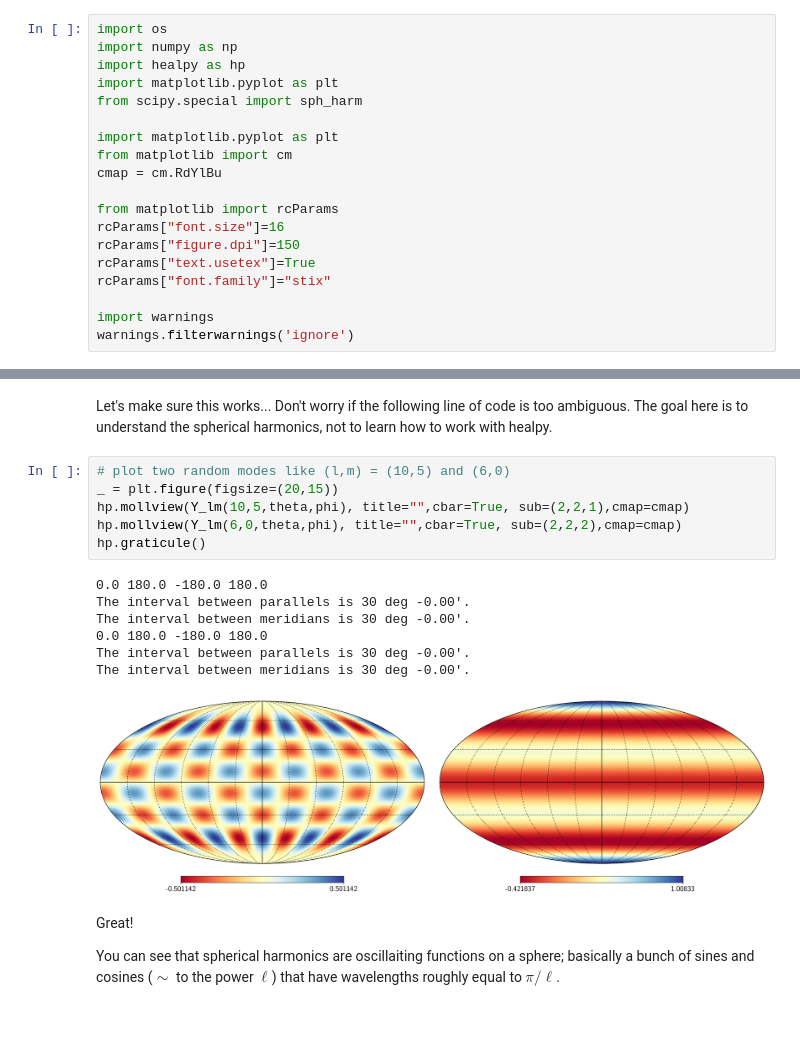
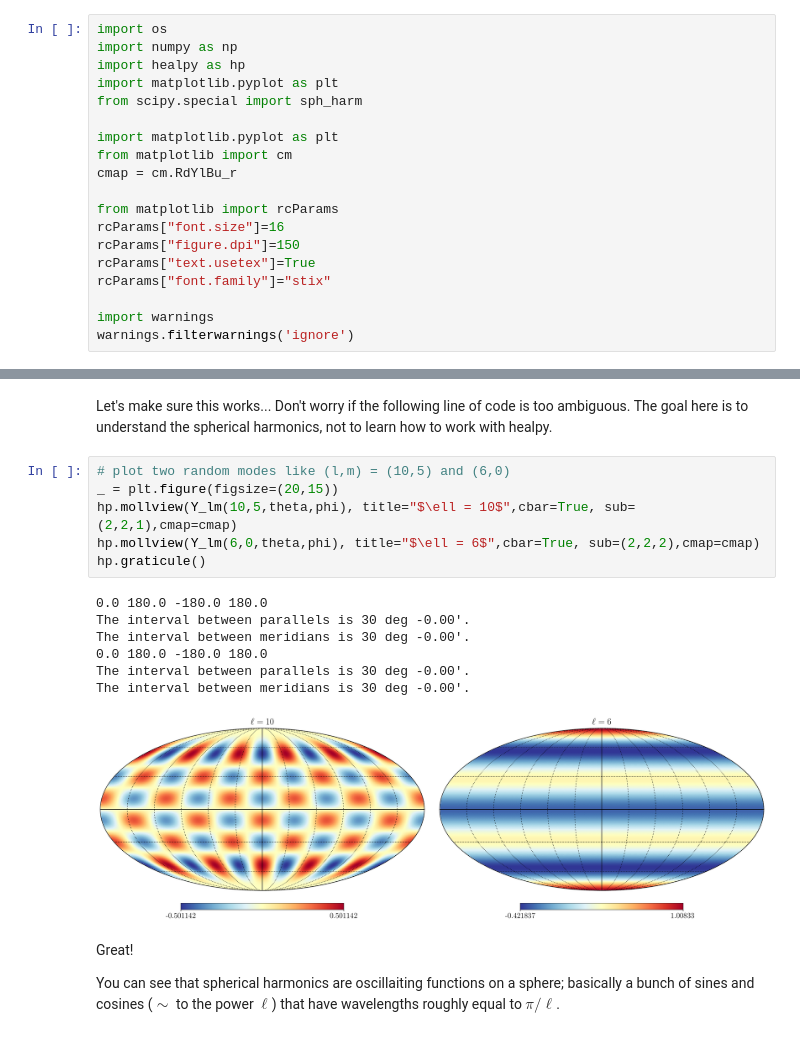
Before and after one commit to syasini/cmb_tutorials, a Jupyter notebook: power_spectrum.ipynb, the cells around one changed output, grey strips where cells are left out. Saved outputs shown, nothing was run; the diff lists cells and outputs as text.

Commit message:
Update plots

```diff
--- a/power_spectrum.ipynb
+++ b/power_spectrum.ipynb
@@ -7,7 +7,7 @@ from scipy.special import sph_harm
 
 import matplotlib.pyplot as plt
 from matplotlib import cm
-cmap = cm.RdYlBu
+cmap = cm.RdYlBu_r
 
 from matplotlib import rcParams
 rcParams["font.size"]=16
@@ -88,17 +101,17 @@ Let's make sure this works... Don't worry if the following line of code is too a
 # %%
 # plot two random modes like (l,m) = (10,5) and (6,0)
 _ = plt.figure(figsize=(20,15))
-hp.mollview(Y_lm(10,5,theta,phi), title="",cbar=True, sub=(2,2,1),cmap=cmap)
-hp.mollview(Y_lm(6,0,theta,phi), title="",cbar=True, sub=(2,2,2),cmap=cmap)
+hp.mollview(Y_lm(10,5,theta,phi), title="$\ell = 10$",cbar=True, sub=(2,2,1),cmap=cmap)
+hp.mollview(Y_lm(6,0,theta,phi), title="$\ell = 6$",cbar=True, sub=(2,2,2),cmap=cmap)
 hp.graticule()
 # %% [output]
 0.0 180.0 -180.0 180.0
 The interval between parallels is 30 deg -0.00'.
 The interval between meridians is 30 deg -0.00'.
 0.0 180.0 -180.0 180.0
 The interval between parallels is 30 deg -0.00'.
 The interval between meridians is 30 deg -0.00'.
-[figure, old version]
+[figure, new version]
 # %% [markdown]
 Great!
 
```
Also changed, not shown: parts of 11 cells of this notebook.
